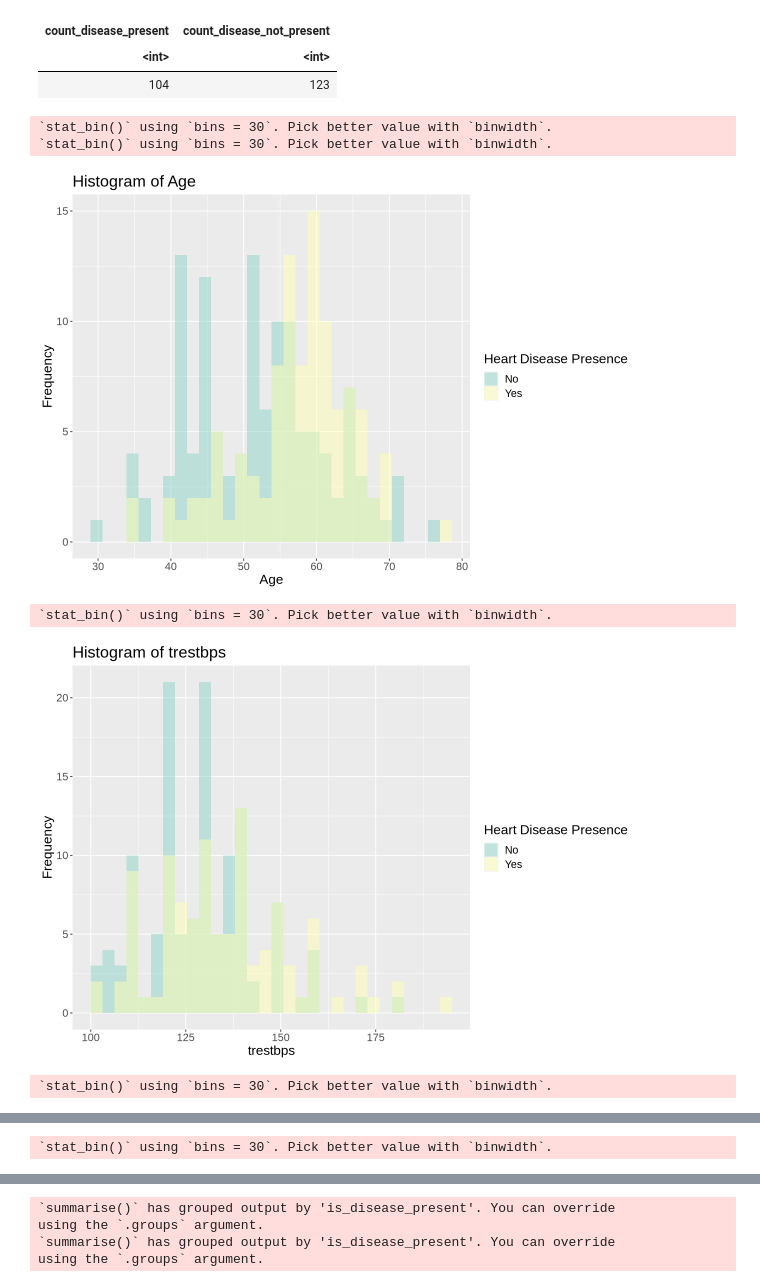
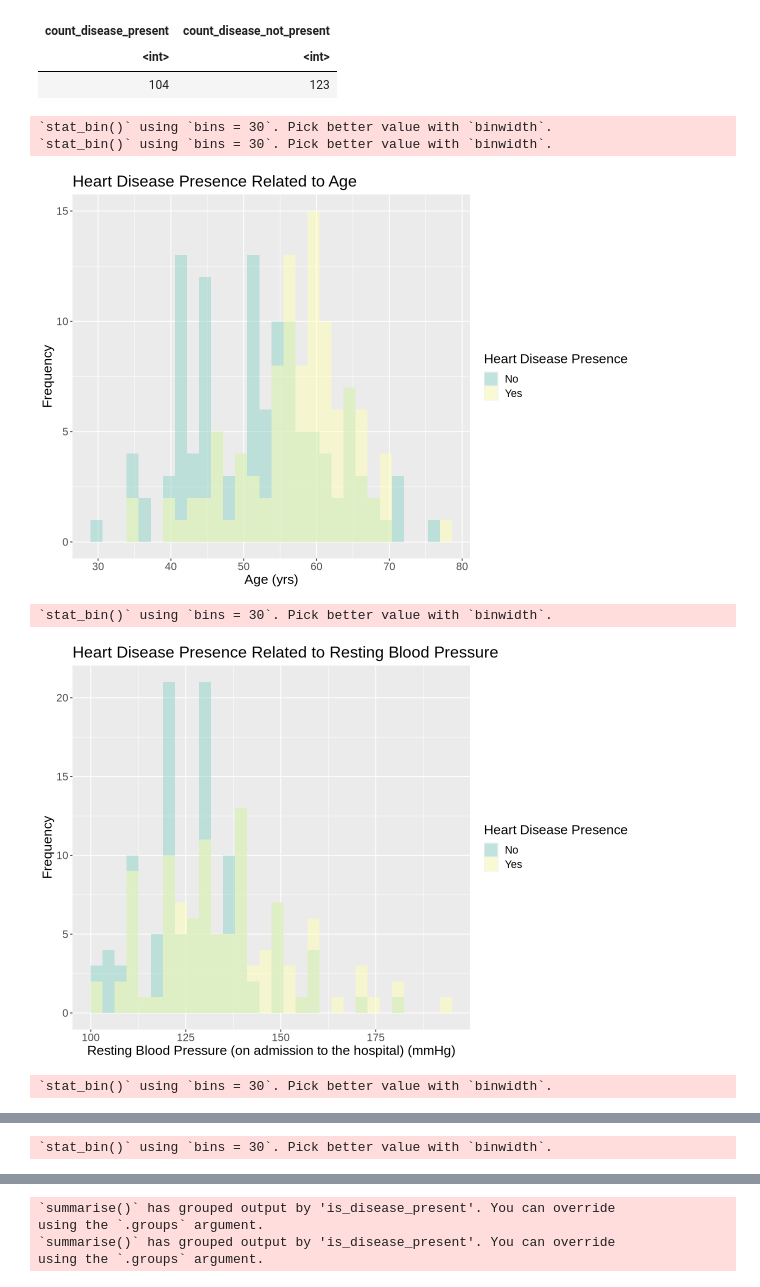
Before and after one commit to holiday-sean/dsci100_project, a Jupyter notebook: project.ipynb, the cells around one changed output, grey strips where cells are left out. Saved outputs shown, nothing was run; the diff lists cells and outputs as text; code cells hidden in the pictures.

Commit message:
plot_viz_V6

```diff
--- a/project.ipynb
+++ b/project.ipynb
@@ -108,7 +108,10 @@ age_histogram <- cleveland_training %>%
   ggplot(aes(x = age, fill = is_disease_present)) +
   geom_histogram(alpha = 0.5,
                  position = "identity") +
-  labs(x = "Age", y = "Frequency", title = "Histogram of Age", fill = "Heart Disease Presence") +
+  labs(x = "Age (yrs)",
+       y = "Frequency",
+       title = "Heart Disease Presence Related to Age",
+       fill = "Heart Disease Presence") +
   scale_fill_brewer(palette = 'Set3') +
   theme(text = element_text(size = 16))
 
@@ -116,43 +119,55 @@ trestbps_histogram <- cleveland_training %>%
   ggplot(aes(x = trestbps, fill = is_disease_present)) +
   geom_histogram(alpha = 0.5,
                  position = "identity") +
-  labs(x = "trestbps", y = "Frequency", title = "Histogram of trestbps", fill = "Heart Disease Presence") +
+  labs(x = "Resting Blood Pressure (on admission to the hospital) (mmHg)",
+       y = "Frequency",
+       title = "Heart Disease Presence Related to Resting Blood Pressure",
+       fill = "Heart Disease Presence") +
   scale_fill_brewer(palette = 'Set3') +
   theme(text = element_text(size = 16))
 
 chol_histogram <- cleveland_training %>%
   ggplot(aes(x = chol, fill = is_disease_present)) +
   geom_histogram(alpha = 0.5,
                  position = "identity") +
-  labs(x = "Serum Cholestoral (mg/dl)", y = "Frequency", title = "Histogram of chol", fill = "Heart Disease Presence") +
+  labs(x = "Serum Cholestoral (mg/dl)",
+       y = "Frequency",
+       title = "Heart Disease Presence Related to Serum Cholestoral",
+       fill = "Heart Disease Presence") +
   scale_fill_brewer(palette = 'Set3') +
   theme(text = element_text(size = 16))
 
 thalach_histogram <- cleveland_training %>%
   ggplot(aes(x = thalach, fill = is_disease_present)) +
   geom_histogram(alpha = 0.5,
                  position = "identity") +
-  labs(x = "thalach", y = "Frequency", title = "Histogram of thalach", fill = "Heart Disease Presence") +
+  labs(x = "Maximum Heart Rate Achieved",
+       y = "Frequency",
+       title = "Heart Disease Presence Related to Maximum Heart Rate",
+       fill = "Heart Disease Presence") +
   scale_fill_brewer(palette = 'Set3') +
   theme(text = element_text(size = 16))
 
 oldpeak_histogram <- cleveland_training %>%
   ggplot(aes(x = oldpeak, fill = is_disease_present)) +
   geom_histogram(alpha = 0.5,
                  position = "identity") +
-  labs(x = "oldpeak", y = "Frequency", title = "Histogram of oldpeak", fill = "Heart Disease Presence") +
+  labs(x = "ST Depression Induced by Exercise Relative to Rest",
+       y = "Frequency",
+       title = "Heart Disease Presence Related to ST Depression",
+       fill = "Heart Disease Presence") +
   scale_fill_brewer(palette = 'Set3') +
   theme(text = element_text(size = 16))
 
 age_histogram
 trestbps_histogram
 chol_histogram
 thalach_histogram
 oldpeak_histogram
 # %% [output]
 `stat_bin()` using `bins = 30`. Pick better value with `binwidth`.
 `stat_bin()` using `bins = 30`. Pick better value with `binwidth`.
-[figure, old version]
+[figure, new version]
 `stat_bin()` using `bins = 30`. Pick better value with `binwidth`.
-[figure, old version]
+[figure, new version]
 `stat_bin()` using `bins = 30`. Pick better value with `binwidth`.
```
Also changed, not shown: parts of 1 cell of this notebook.
